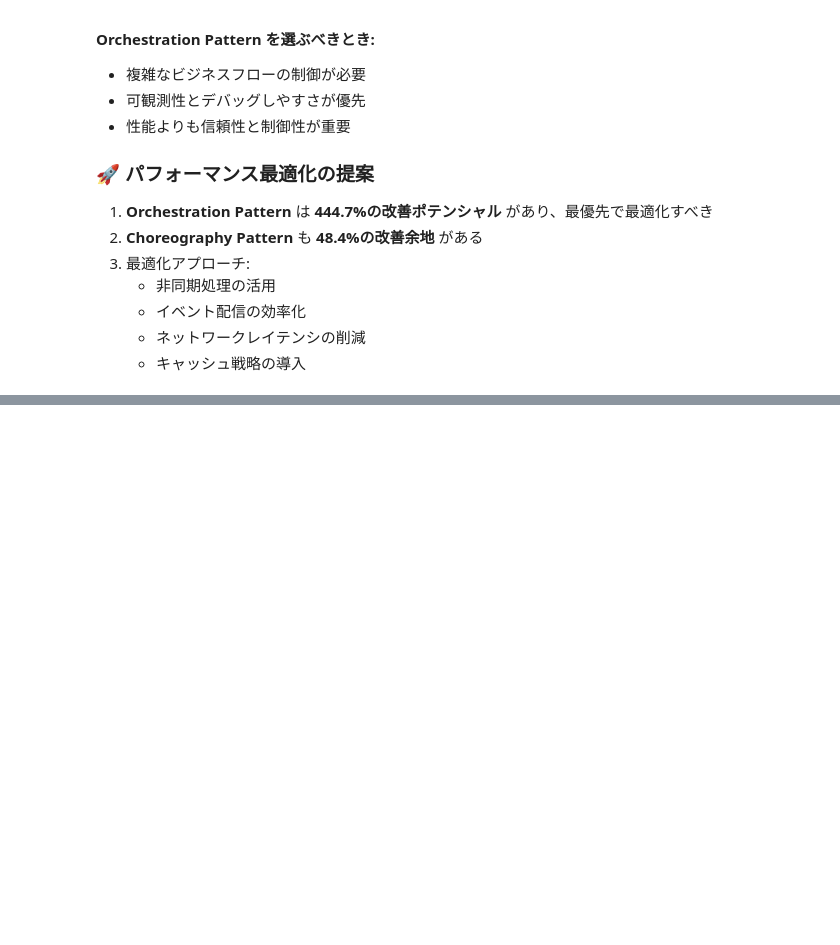
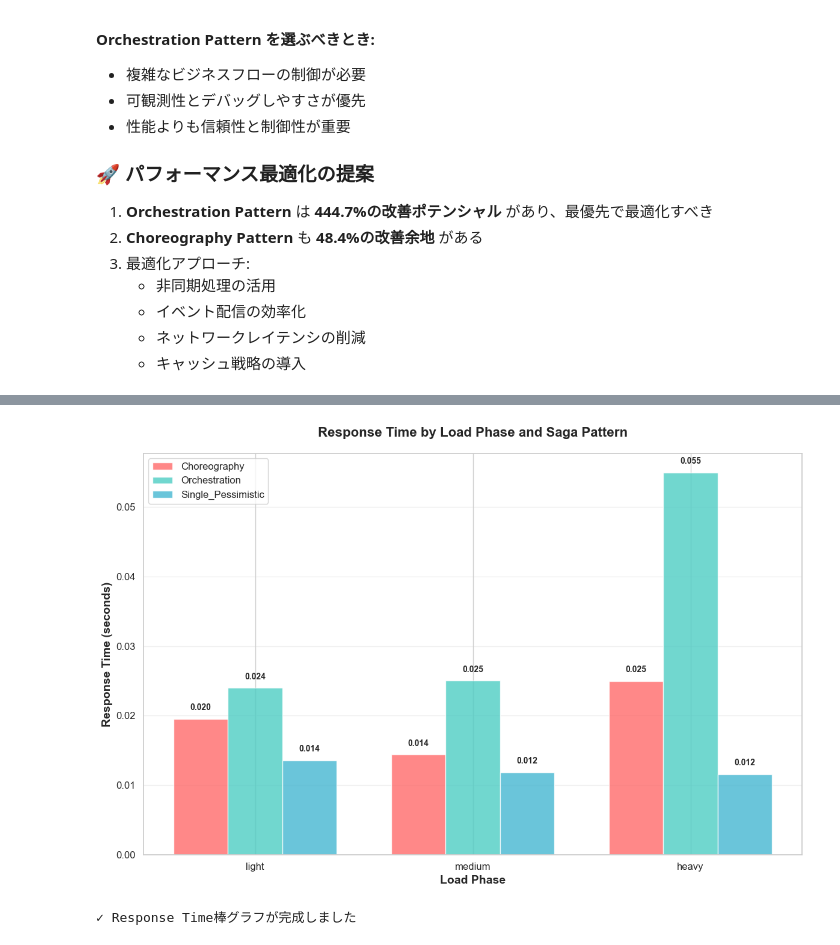
Before and after one commit to sugiyama404/practice_infra_arch, a Jupyter notebook: saga_pattern/test_result.ipynb, the cells around one changed output, grey strips where cells are left out. Drawn from its saved outputs; the diff is of its cells as text; code cells hidden in the pictures; blank space fills up the shorter version.

```diff
--- a/saga_pattern/test_result.ipynb
+++ b/saga_pattern/test_result.ipynb
@@ -1385,0 +1408,14 @@ Single_Pessimistic      HEAVY            NaN         NaN                NaN
+# %%
+# データ可視化のための新しいセクション
+import pandas as pd
+import numpy as np
+import matplotlib.pyplot as plt
+import seaborn as sns
+from pathlib import Path
+
+# 日本語フォントの設定
+plt.rcParams['font.family'] = 'DejaVu Sans'
+plt.rcParams['figure.figsize'] = (12, 8)
+sns.set_style("whitegrid")
+
+print("データ可視化用のライブラリを読み込みました")
@@ -1385,0 +1630,51 @@ Single_Pessimistic      HEAVY            NaN         NaN                NaN
+# %%
+# 1. response_timeの棒グラフ作成
+plt.figure(figsize=(12, 8))
+
+# 色の設定
+colors = {'Choreography': '#FF6B6B', 'Orchestration': '#4ECDC4', 'Single_Pessimistic': '#45B7D1'}
+
+# 負荷フェーズの順序を設定
+load_phase_order = ['light', 'medium', 'heavy']
+x_pos = np.arange(len(load_phase_order))
+width = 0.25
+
+# 各パターンごとに棒グラフを作成
+for i, pattern in enumerate(['Choreography', 'Orchestration', 'Single_Pessimistic']):
+    pattern_data = metrics_df[metrics_df['saga_pattern'] == pattern]
+
+    # 順序に従ってデータを並び替え
+    ordered_data = []
+    for phase in load_phase_order:
+        phase_data = pattern_data[pattern_data['load_phase'] == phase]
+        if len(phase_data) > 0:
+            ordered_data.append(phase_data['response_time'].iloc[0])
+        else:
+            ordered_data.append(0)
+
+    # 棒グラフをプロット
+    plt.bar(x_pos + i * width, ordered_data, width,
+            label=pattern, color=colors[pattern], alpha=0.8)
+
+    # 数値ラベルを追加
+    for j, value in enumerate(ordered_data):
+        plt.text(x_pos[j] + i * width, value + 0.001, f'{value:.3f}',
+                ha='center', va='bottom', fontsize=10, fontweight='bold')
+
+# グラフの設定とリファクタリング
+plt.title('Response Time by Load Phase and Saga Pattern', fontsize=16, fontweight='bold', pad=20)
+plt.xlabel('Load Phase', fontsize=14, fontweight='bold')
+plt.ylabel('Response Time (seconds)', fontsize=14, fontweight='bold')
+plt.xticks(x_pos + width, load_phase_order, fontsize=12)
+plt.yticks(fontsize=12)
+plt.legend(fontsize=12, loc='upper left')
+plt.grid(True, alpha=0.3, axis='y')
+
+# レイアウト調整
+plt.tight_layout()
+plt.show()
+
+print("✓ Response Time棒グラフが完成しました")
+# %% [output]
+[figure, added]
+✓ Response Time棒グラフが完成しました
```
Also changed, not shown: parts of 20 cells of this notebook, 1 other file.
